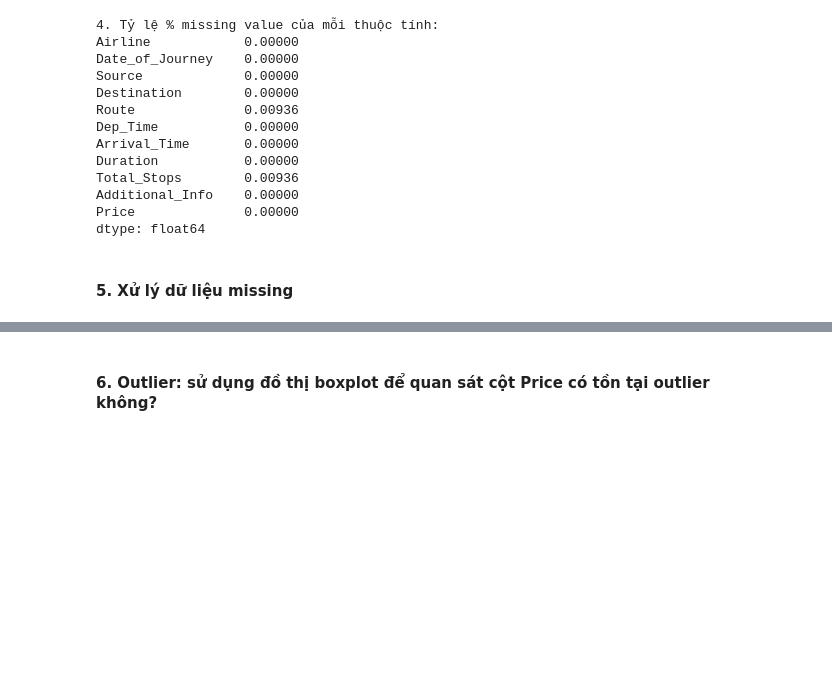
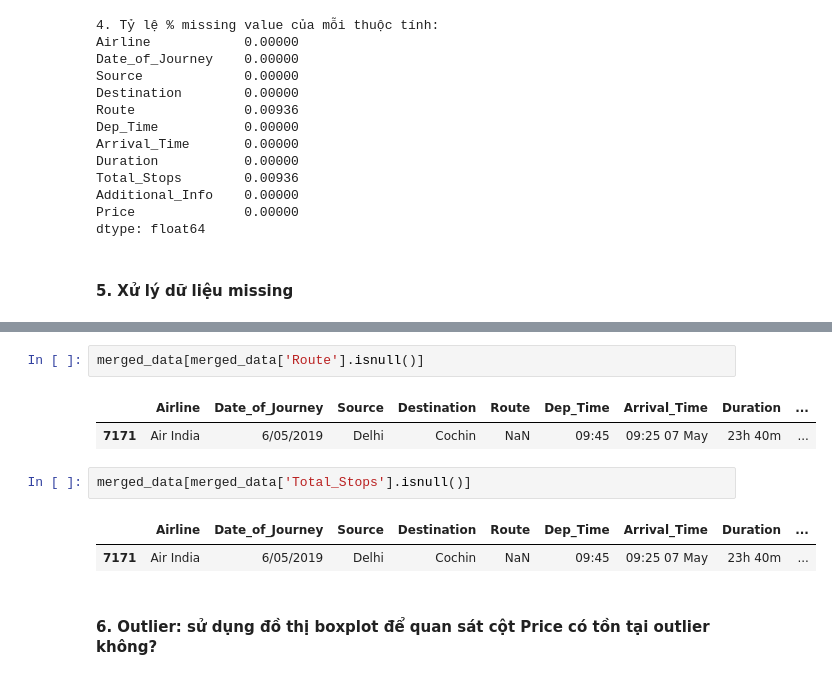
Before and after one commit to vngson/PTDLUD, a Jupyter notebook: main.ipynb, the cells around one changed output, grey strips where cells are left out. Cells and saved outputs as stored; diff of their text form; blank space fills up the shorter version.

```diff
--- a/main.ipynb
+++ b/main.ipynb
@@ -119,2 +133,12 @@ dtype: float64
+# %%
+merged_data[merged_data['Route'].isnull()]
+# %% [output]
+|  | Airline | Date_of_Journey | Source | Destination | Route | Dep_Time | Arrival_Time | Duration | ... |
+| 7171 | Air India | 6/05/2019 | Delhi | Cochin | NaN | 09:45 | 09:25 07 May | 23h 40m | ... |
+# %%
+merged_data[merged_data['Total_Stops'].isnull()]
+# %% [output]
+|  | Airline | Date_of_Journey | Source | Destination | Route | Dep_Time | Arrival_Time | Duration | ... |
+| 7171 | Air India | 6/05/2019 | Delhi | Cochin | NaN | 09:45 | 09:25 07 May | 23h 40m | ... |
 # %% [markdown]
 #### **6. Outlier: sử dụng đồ thị boxplot để quan sát cột Price có tồn tại outlier không?**
```
Also changed, not shown: parts of 8 cells of this notebook.
